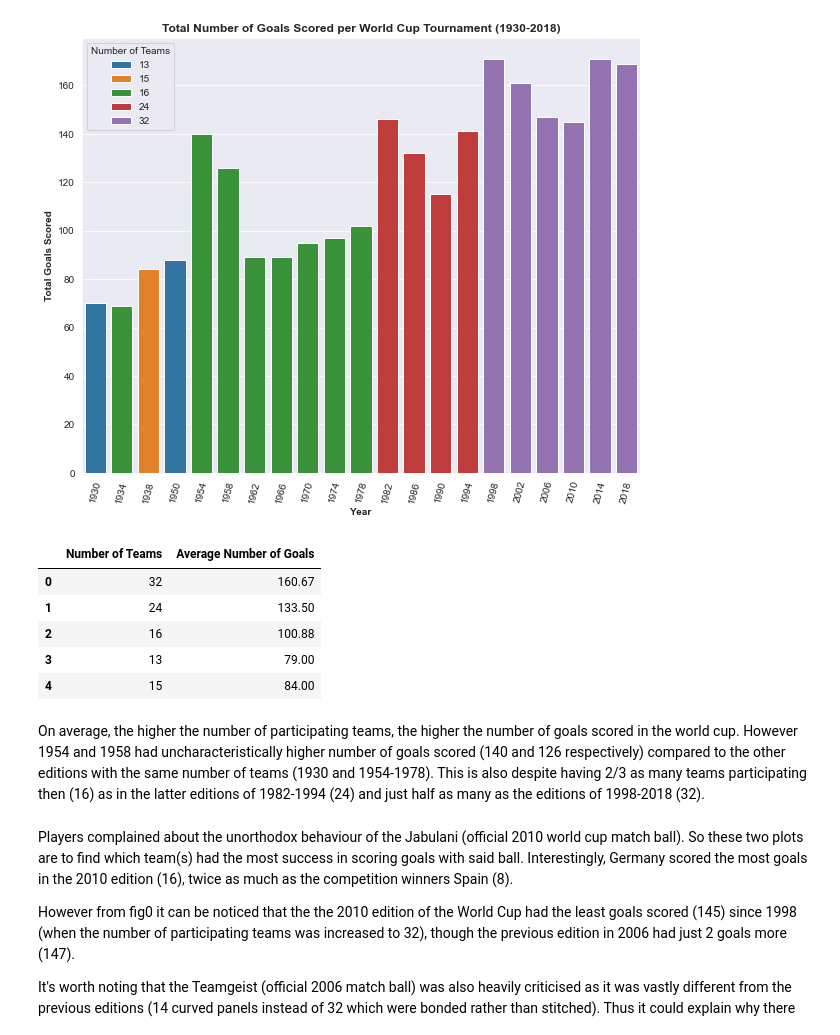
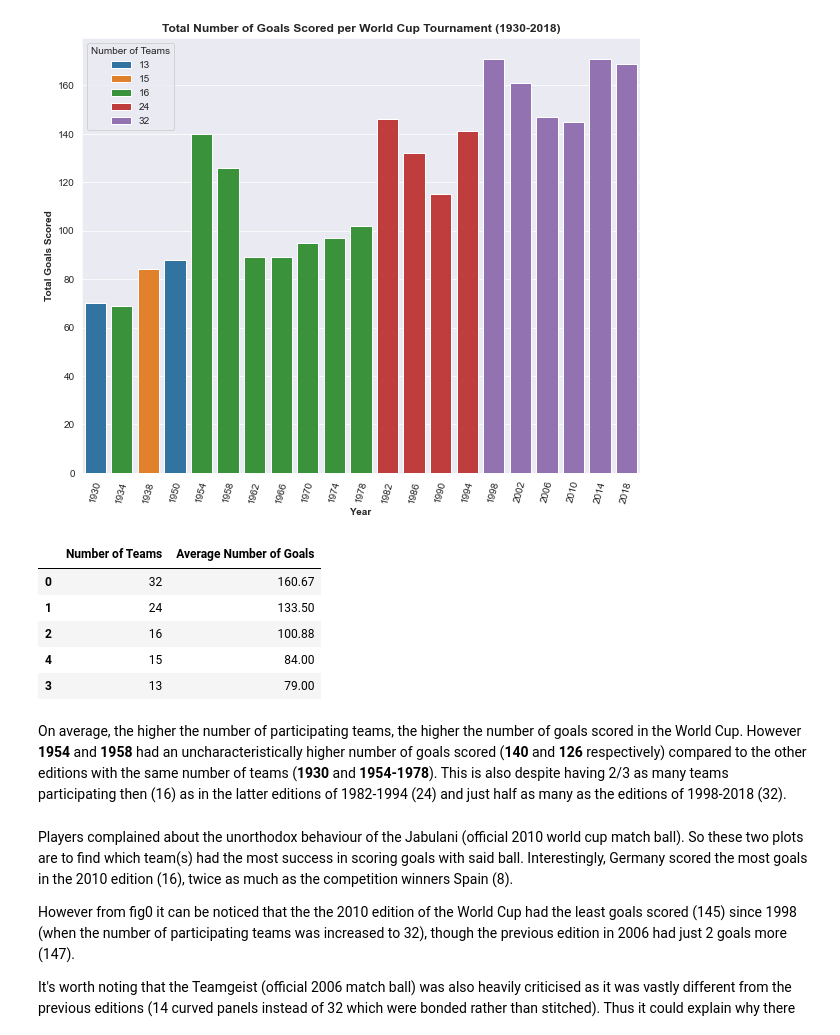
Before and after one commit to Binyoh1/FIFA-World-Cup-DataViz, a Jupyter notebook: notebook/fifa-world-cup-1930-2018.ipynb, the cells around one changed output. Cells and saved outputs as stored; diff of their text form; code cells hidden in the pictures.

Commit message:
Update fifa-world-cup-1930-2018.ipynb
Deleted unnecessary cells and added more useful observations and insights

```diff
--- a/notebook/fifa-world-cup-1930-2018.ipynb
+++ b/notebook/fifa-world-cup-1930-2018.ipynb
@@ -450,19 +451,21 @@ Text(0, 0.5, 'Total Goals Scored')
 [figure]
 # %%
 # Alternate plot with Plotly
+wc_tournament_total_teams_and_goals["Number of Teams"] = wc_tournament_total_teams_and_goals["Number of Teams"].astype(str)
 fig0 = px.bar(wc_tournament_total_teams_and_goals, x="Year", y="Total Goals Scored", color="Number of Teams", title="Total Goals Scored in each World Cup (1930-2018)", width=655)
 fig0.update_xaxes(type="category", categoryorder='category ascending', tickangle=-90)
 fig0
 # %%
 # Average number of goals scored per World Cup edition by given number of participating teams (dict format)
 mean_goals_per_team_number_dict = dict([(n, round(wc_tournament_total_teams_and_goals.loc[wc_tournament_total_teams_and_goals["Number of Teams"] == n, "Total Goals Scored"].mean(), 2)) for n in wc_tournament_total_teams_and_goals.loc[:, "Number of Teams"]])
 mean_goals_per_team_number = pd.DataFrame.from_dict(mean_goals_per_team_number_dict.items())
 mean_goals_per_team_number.columns = ["Number of Teams", "Average Number of Goals"]
+mean_goals_per_team_number = mean_goals_per_team_number.sort_values("Number of Teams", ascending=False)
 mean_goals_per_team_number
 # %% [output]
 |  | Number of Teams | Average Number of Goals |
 | 0 | 32 | 160.67 |
 | 1 | 24 | 133.50 |
 | 2 | 16 | 100.88 |
+| 4 | 15 | 84.00 |
 | 3 | 13 | 79.00 |
-| 4 | 15 | 84.00 |
@@ -469,2 +476,2 @@ mean_goals_per_team_number
 # %% [markdown]
-On average, the higher the number of participating teams, the higher the number of goals scored in the world cup. However 1954 and 1958 had uncharacteristically higher number of goals scored (140 and 126 respectively) compared to the other editions with the same number of teams (1930 and 1954-1978). This is also despite having 2/3 as many teams participating then (16) as in the latter editions of 1982-1994 (24) and just half as many as the editions of 1998-2018 (32).
+On average, the higher the number of participating teams, the higher the number of goals scored in the World Cup. However **1954** and **1958** had an uncharacteristically higher number of goals scored (**140** and **126** respectively) compared to the other editions with the same number of teams (**1930** and **1954-1978**). This is also despite having 2/3 as many teams participating then (16) as in the latter editions of 1982-1994 (24) and just half as many as the editions of 1998-2018 (32).
```
Also changed, not shown: parts of 9 cells of this notebook.
